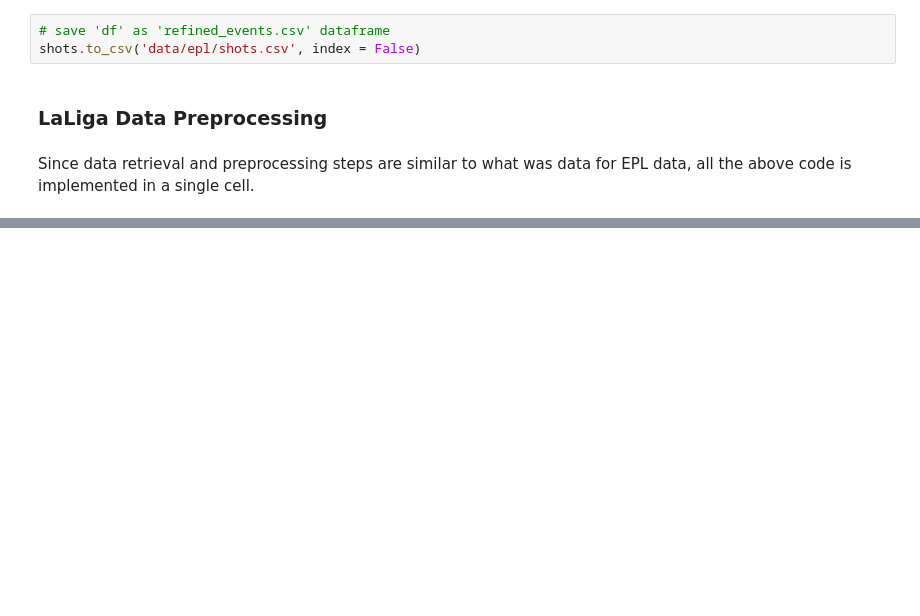
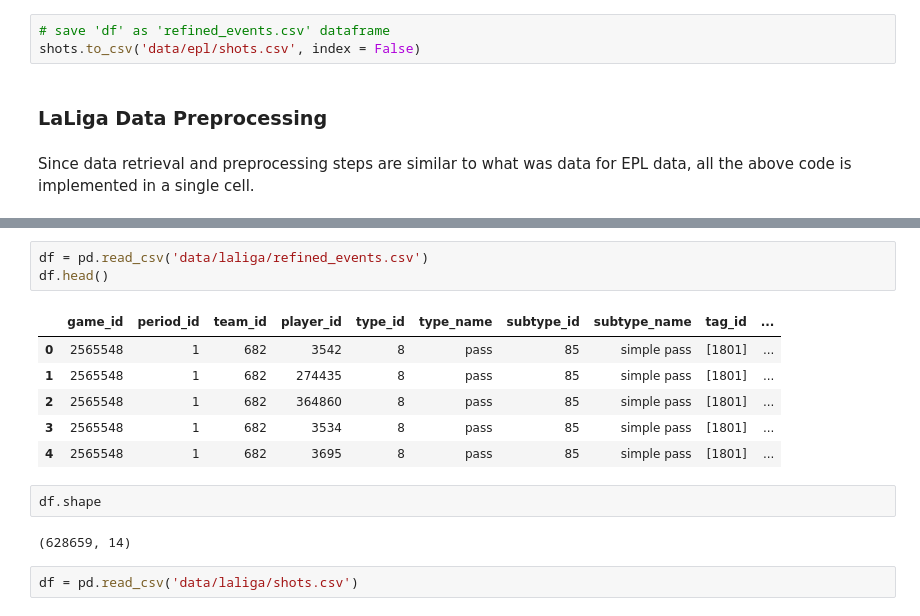
Before and after one commit to faridmusayev/Expected_Goals_Model, a Jupyter notebook: data_preprocessing.ipynb, the cells around one changed output, grey strips where cells are left out. Saved outputs shown, nothing was run; the diff lists cells and outputs as text; blank space fills up the shorter version.

```diff
--- a/data_preprocessing.ipynb
+++ b/data_preprocessing.ipynb
@@ -211,0 +268,16 @@ laliga_games = wyscout_data.games(competition_id = 795, season_id = 181144)["gam
+# %%
+df = pd.read_csv('data/laliga/refined_events.csv')
+df.head()
+# %% [output]
+|  | game_id | period_id | team_id | player_id | type_id | type_name | subtype_id | subtype_name | tag_id | ... |
+| 0 | 2565548 | 1 | 682 | 3542 | 8 | pass | 85 | simple pass | [1801] | ... |
+| 1 | 2565548 | 1 | 682 | 274435 | 8 | pass | 85 | simple pass | [1801] | ... |
+| 2 | 2565548 | 1 | 682 | 364860 | 8 | pass | 85 | simple pass | [1801] | ... |
+| 3 | 2565548 | 1 | 682 | 3534 | 8 | pass | 85 | simple pass | [1801] | ... |
+| 4 | 2565548 | 1 | 682 | 3695 | 8 | pass | 85 | simple pass | [1801] | ... |
+# %%
+df.shape
+# %% [output]
+(628659, 14)
+# %%
+df = pd.read_csv('data/laliga/shots.csv')
```
Also changed, not shown: parts of 23 cells of this notebook, 8 other files.
